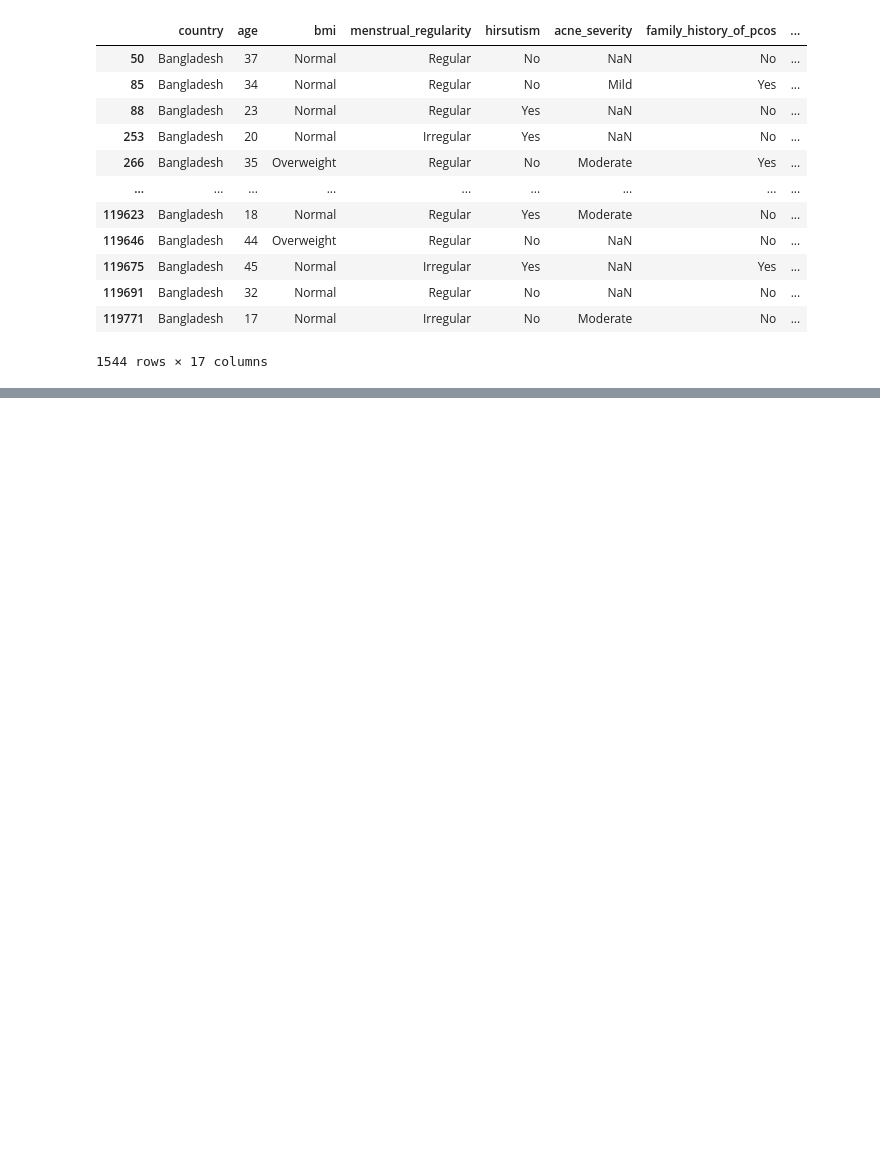
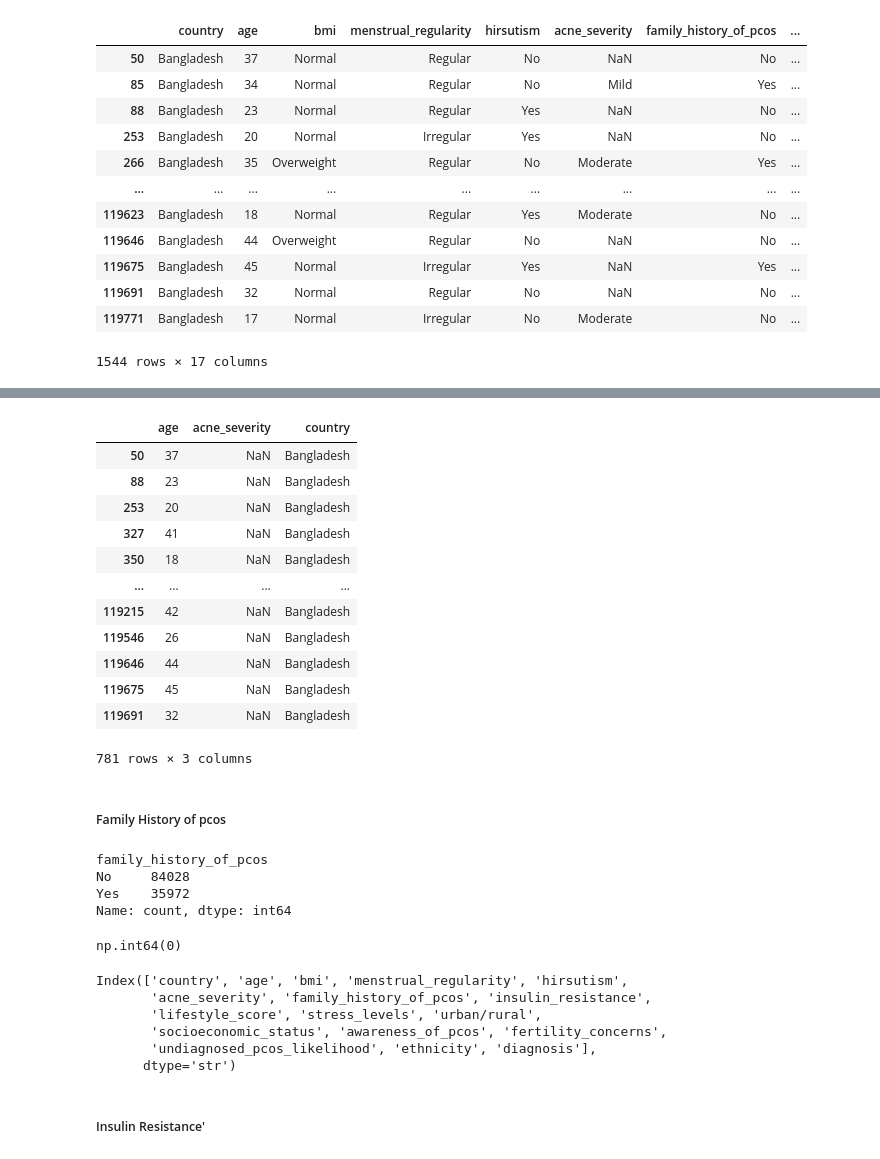
Before and after one commit to rajibulislam1/PCOS_detect_prediction, a Jupyter notebook: notebooks/01-data-preprocessed.ipynb, the cells around one changed output, grey strips where cells are left out. Cells and saved outputs as stored; diff of their text form; code cells hidden in the pictures; blank space fills up the shorter version.

```diff
--- a/notebooks/01-data-preprocessed.ipynb
+++ b/notebooks/01-data-preprocessed.ipynb
@@ -116,0 +272,2 @@ df[df['country'] == 'Bangladesh']
+# %%
+missing_acne = df[df['acne_severity'].isnull()][['age', 'acne_severity', 'country']]
@@ -116,0 +290,42 @@ df[df['country'] == 'Bangladesh']
+# %%
+missing_acne_bangladesh = missing_acne[missing_acne['country'] == 'Bangladesh']
+missing_acne_bangladesh
+# %% [output]
+|  | age | acne_severity | country |
+| 50 | 37 | NaN | Bangladesh |
+| 88 | 23 | NaN | Bangladesh |
+| 253 | 20 | NaN | Bangladesh |
+| 327 | 41 | NaN | Bangladesh |
+| 350 | 18 | NaN | Bangladesh |
+| ... | ... | ... | ... |
+| 119215 | 42 | NaN | Bangladesh |
+| 119546 | 26 | NaN | Bangladesh |
+| 119646 | 44 | NaN | Bangladesh |
+| 119675 | 45 | NaN | Bangladesh |
+| 119691 | 32 | NaN | Bangladesh |
+781 rows × 3 columns
+# %% [markdown]
+##### Family History of pcos
+# %%
+df.family_history_of_pcos.value_counts()
+# %% [output]
+family_history_of_pcos
+No     84028
+Yes    35972
+Name: count, dtype: int64
+# %%
+#### check missing values
+df.family_history_of_pcos.isnull().sum()
+# %% [output]
+np.int64(0)
+# %%
+df.columns
+# %% [output]
+Index(['country', 'age', 'bmi', 'menstrual_regularity', 'hirsutism',
+       'acne_severity', 'family_history_of_pcos', 'insulin_resistance',
+       'lifestyle_score', 'stress_levels', 'urban/rural',
+       'socioeconomic_status', 'awareness_of_pcos', 'fertility_concerns',
+       'undiagnosed_pcos_likelihood', 'ethnicity', 'diagnosis'],
+      dtype='str')
+# %% [markdown]
+##### Insulin Resistance'
```
Also changed, not shown: parts of 39 cells of this notebook.
